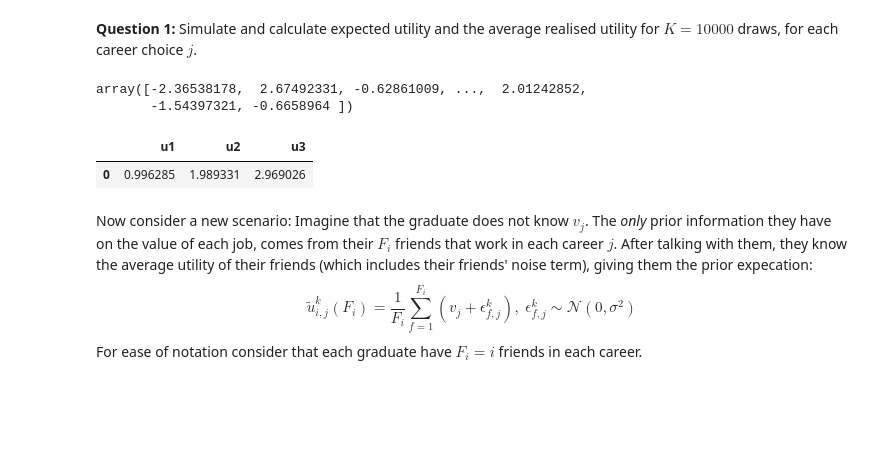
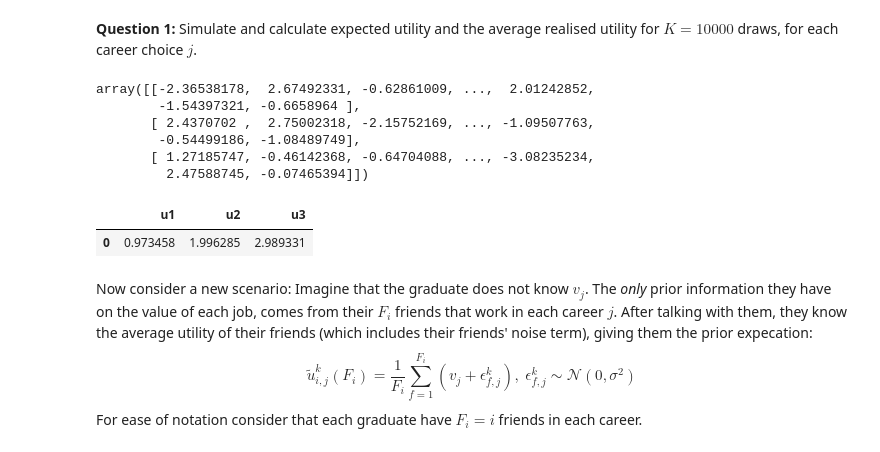
Before and after one commit to NumEconCopenhagen/projects-2024-jbh, a Jupyter notebook: examproject/exam_2024.ipynb, the cells around one changed output. Drawn from its saved outputs; the diff is of its cells as text; code cells hidden in the pictures; blank space fills up the shorter version.

```diff
--- a/examproject/exam_2024.ipynb
+++ b/examproject/exam_2024.ipynb
@@ -306,26 +308,29 @@ c = 1
 # %% [markdown]
 **Question 1:** Simulate and calculate expected utility and the average realised utility for $K=10000$ draws, for each career choice $j$.
 # %%
-np.random.normal(0, sigma, size=K)
+eps_ijk = np.random.normal(0, sigma, size=J*K).reshape(J, K)
+eps_ijk
 # %% [output]
-array([-2.36538178,  2.67492331, -0.62861009, ...,  2.01242852,
-       -1.54397321, -0.6658964 ])
+array([[-2.36538178,  2.67492331, -0.62861009, ...,  2.01242852,
+        -1.54397321, -0.6658964 ],
+       [ 2.4370702 ,  2.75002318, -2.15752169, ..., -1.09507763,
+        -0.54499186, -1.08489749],
+       [ 1.27185747, -0.46142368, -0.64704088, ..., -3.08235234,
+         2.47588745, -0.07465394]])
-# %%
-eps_ijk = [np.random.normal(0, sigma, size=K), np.random.normal(0, sigma, size=K), np.random.normal(0, sigma, size=K)]
 # %%
 res = []
 
 res.append({
-    'u1': v[0] + np.mean(eps_ijk[0]),
-    'u2': v[1] + np.mean(eps_ijk[1]),
-    'u3': v[2] + np.mean(eps_ijk[2])
+    'u1': v[0] + np.mean(eps_ijk[0, :]),
+    'u2': v[1] + np.mean(eps_ijk[1, :]),
+    'u3': v[2] + np.mean(eps_ijk[2, :])
 })
 
 tab3 = pd.DataFrame(res)
 tab3
 # %% [output]
 |  | u1 | u2 | u3 |
-| 0 | 0.996285 | 1.989331 | 2.969026 |
+| 0 | 0.973458 | 1.996285 | 2.989331 |
 # %% [markdown]
 Now consider a new scenario: Imagine that the graduate does not know $v_j$. The *only* prior information they have on the value of each job, comes from their $F_{i}$ friends that work in each career $j$. After talking with them, they know the average utility of their friends (which includes their friends' noise term), giving them the prior expecation: <br>
 $$
```
Also changed, not shown: parts of 12 cells of this notebook.
